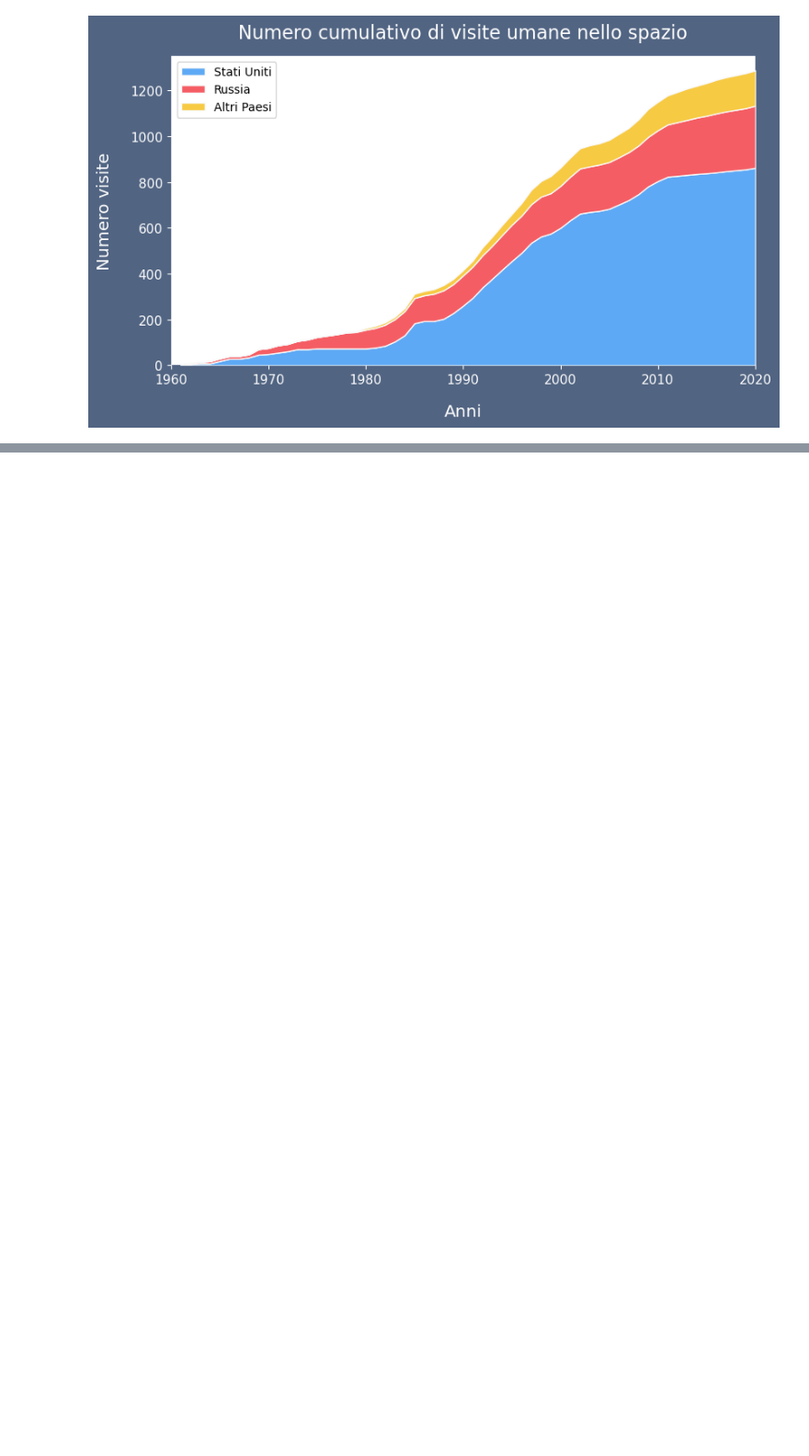
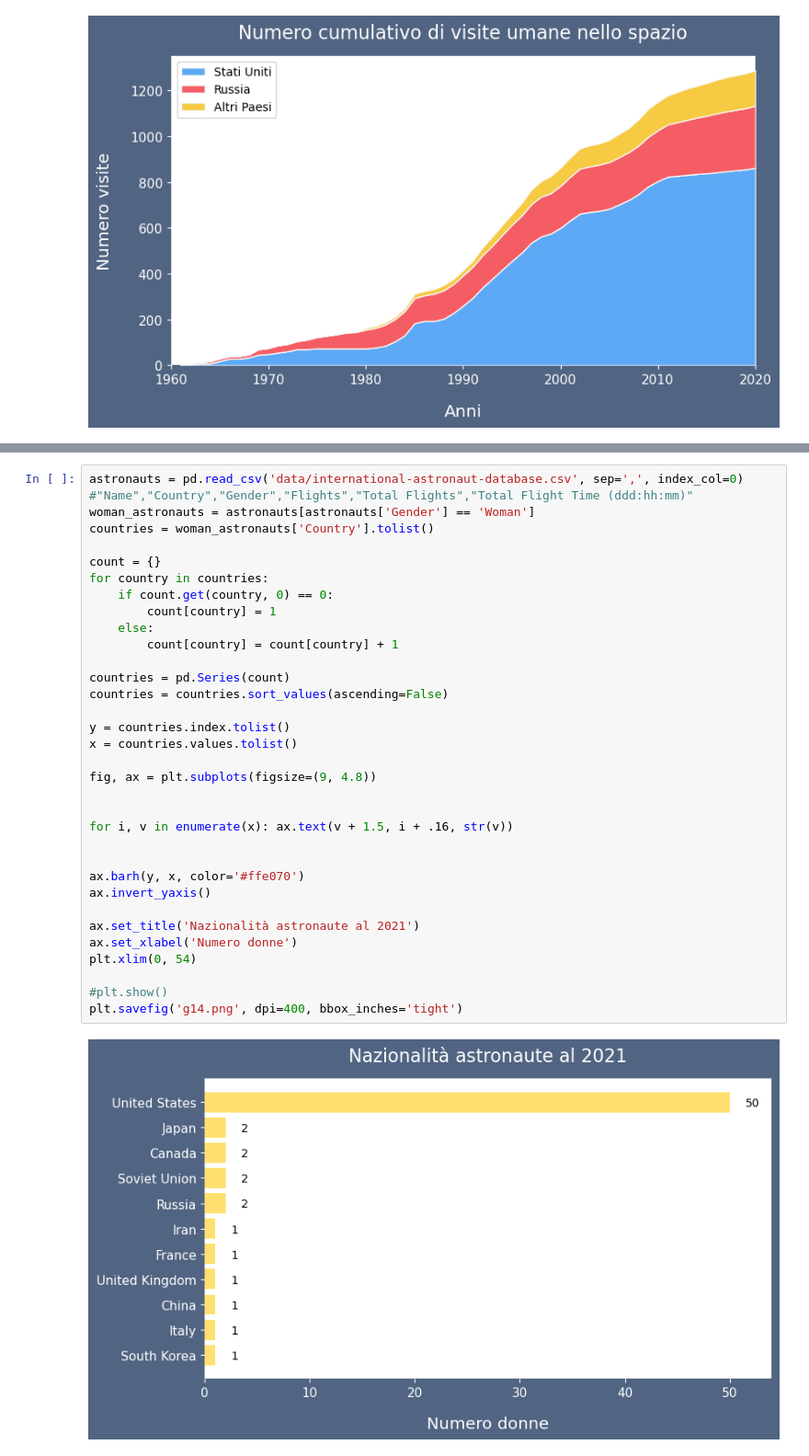
Before and after one commit to justcivah/visualizzazione-scientifica, a Jupyter notebook: grafici.ipynb, the cells around one changed output, grey strips where cells are left out. Shown: that part at 92% size. Drawn from its saved outputs; the diff is of its cells as text; blank space fills up the shorter version.

```diff
--- a/grafici.ipynb
+++ b/grafici.ipynb
@@ -416,3 +416,39 @@ plt.savefig('g13.png', dpi=400, bbox_inches='tight')
+# %%
+astronauts = pd.read_csv('data/international-astronaut-database.csv', sep=',', index_col=0)
+#"Name","Country","Gender","Flights","Total Flights","Total Flight Time (ddd:hh:mm)"
+woman_astronauts = astronauts[astronauts['Gender'] == 'Woman']
+countries = woman_astronauts['Country'].tolist()
+
+count = {}
+for country in countries:
+    if count.get(country, 0) == 0:
+        count[country] = 1
+    else:
+        count[country] = count[country] + 1
+
+countries = pd.Series(count)
+countries = countries.sort_values(ascending=False)
+
+y = countries.index.tolist()
+x = countries.values.tolist()
+
+fig, ax = plt.subplots(figsize=(9, 4.8))
+
+
+for i, v in enumerate(x): ax.text(v + 1.5, i + .16, str(v))
+
+
+ax.barh(y, x, color='#ffe070')
+ax.invert_yaxis()
+
+ax.set_title('Nazionalità astronaute al 2021')
+ax.set_xlabel('Numero donne')
+plt.xlim(0, 54)
+
+#plt.show()
+plt.savefig('g14.png', dpi=400, bbox_inches='tight')
+# %% [output]
+[figure, added]
 # %%
 astronauts = pd.read_csv('data/international-astronaut-database.csv', sep=',', index_col=0)
 #"Name","Country","Gender","Flights","Total Flights","Total Flight Time (ddd:hh:mm)"
```
Also changed, not shown: parts of 7 cells of this notebook.
